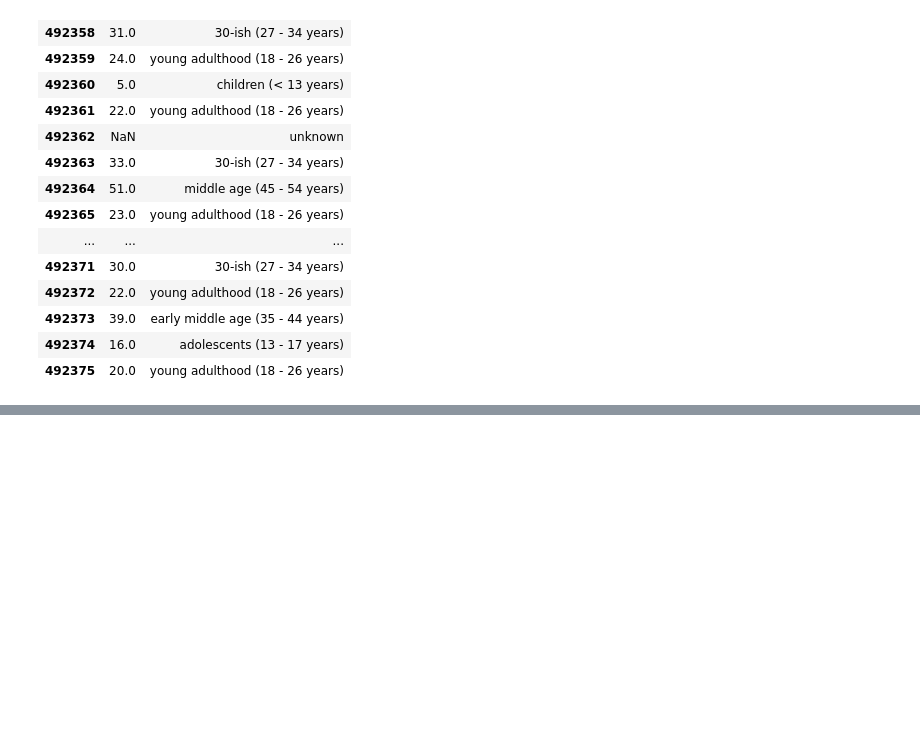
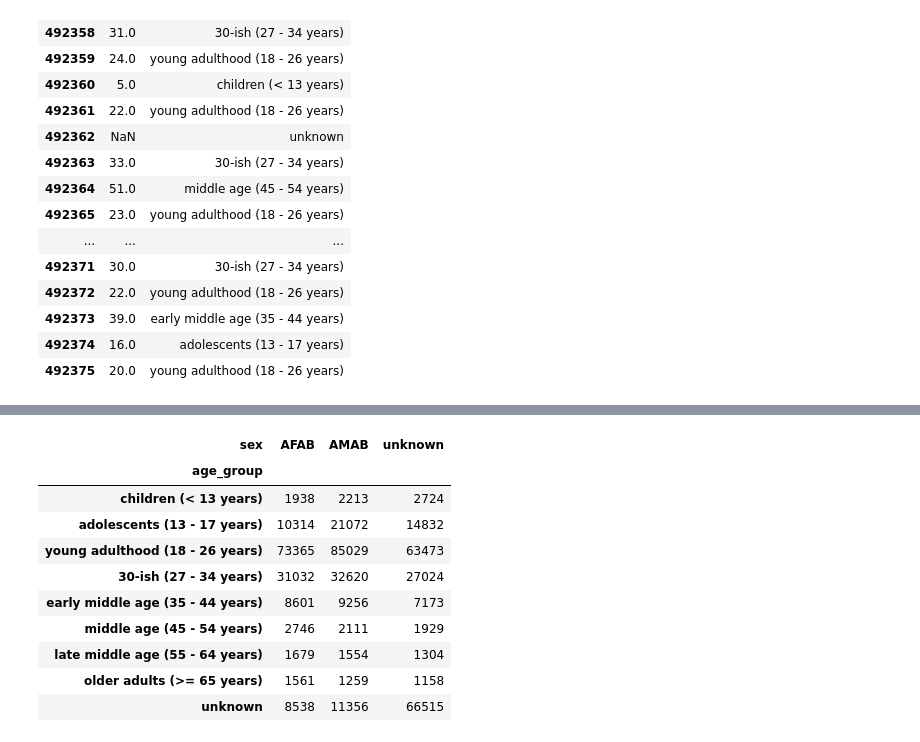
Before and after one commit to 33eyes/reddit-askdocs-analysis, a Jupyter notebook: 07_demographics_analysis.ipynb, the cells around one changed output, grey strips where cells are left out. Drawn from its saved outputs; the diff is of its cells as text; code cells hidden in the pictures; blank space fills up the shorter version.

```diff
--- a/07_demographics_analysis.ipynb
+++ b/07_demographics_analysis.ipynb
@@ -216,0 +371,14 @@ cat_freq_plot(df, 'age_group', AGE_GROUPS_LABELS_W_AGE_RANGE_ORDERED_LIST)
+# %%
+pd.crosstab(df['age_group'], df['sex']).reindex(AGE_GROUPS_LABELS_W_AGE_RANGE_ORDERED_LIST)
+# %% [output]
+| sex | AFAB | AMAB | unknown |
+| age_group |  |  |  |
+| children (< 13 years) | 1938 | 2213 | 2724 |
+| adolescents (13 - 17 years) | 10314 | 21072 | 14832 |
+| young adulthood (18 - 26 years) | 73365 | 85029 | 63473 |
+| 30-ish (27 - 34 years) | 31032 | 32620 | 27024 |
+| early middle age (35 - 44 years) | 8601 | 9256 | 7173 |
+| middle age (45 - 54 years) | 2746 | 2111 | 1929 |
+| late middle age (55 - 64 years) | 1679 | 1554 | 1304 |
+| older adults (>= 65 years) | 1561 | 1259 | 1158 |
+| unknown | 8538 | 11356 | 66515 |
```
Also changed, not shown: parts of 24 cells of this notebook, 1 other file.
